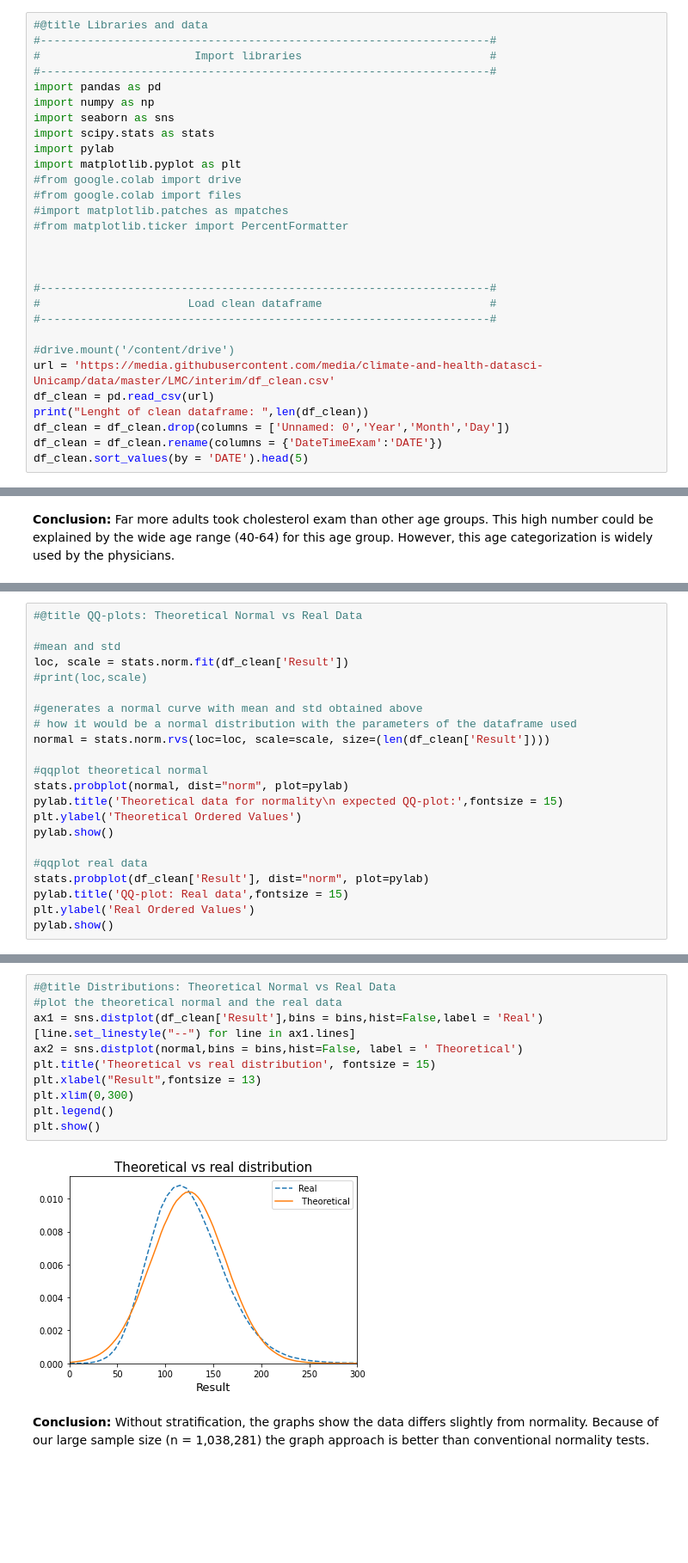
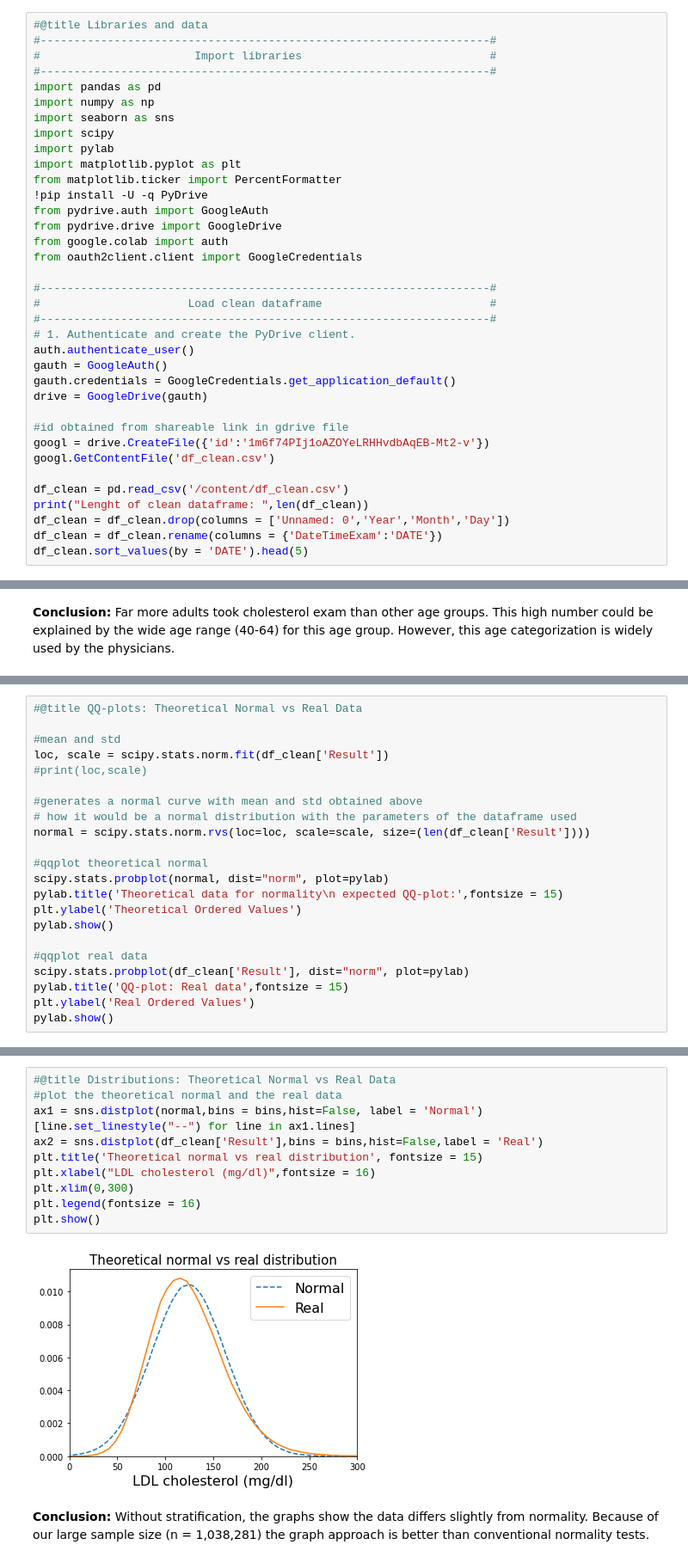
Before and after one commit to climate-and-health-datasci-Unicamp/ldl-cholesterol-climate-analysis, a Jupyter notebook: notebooks/01_LDL_descriptive.ipynb, the cells around one changed output, grey strips where cells are left out. Shown at 86% size. Saved outputs shown, nothing was run; the diff lists cells and outputs as text; blank space fills up the shorter version.

```diff
--- a/notebooks/01_LDL_descriptive.ipynb
+++ b/notebooks/01_LDL_descriptive.ipynb
@@ -30,23 +30,30 @@ for the LDL dataframe.
 import pandas as pd
 import numpy as np
 import seaborn as sns
-import scipy.stats as stats
+import scipy
 import pylab
 import matplotlib.pyplot as plt
-#from google.colab import drive
-#from google.colab import files
-#import matplotlib.patches as mpatches
-#from matplotlib.ticker import PercentFormatter
-
-
+from matplotlib.ticker import PercentFormatter
+!pip install -U -q PyDrive
+from pydrive.auth import GoogleAuth
+from pydrive.drive import GoogleDrive
+from google.colab import auth
+from oauth2client.client import GoogleCredentials
 
 #-------------------------------------------------------------------#
 #                      Load clean dataframe                         #
 #-------------------------------------------------------------------#
+# 1. Authenticate and create the PyDrive client.
+auth.authenticate_user()
+gauth = GoogleAuth()
+gauth.credentials = GoogleCredentials.get_application_default()
+drive = GoogleDrive(gauth)
 
-#drive.mount('/content/drive')
-url = 'https://media.githubusercontent.com/media/climate-and-health-datasci-Unicamp/data/master/LMC/interim/df_clean.csv'
-df_clean = pd.read_csv(url)
+#id obtained from shareable link in gdrive file
+googl = drive.CreateFile({'id':'1m6f74PIj1oAZOYeLRHHvdbAqEB-Mt2-v'})
+googl.GetContentFile('df_clean.csv')
+
+df_clean = pd.read_csv('/content/df_clean.csv')
 print("Lenght of clean dataframe: ",len(df_clean))
 df_clean = df_clean.drop(columns = ['Unnamed: 0','Year','Month','Day'])
 df_clean = df_clean.rename(columns = {'DateTimeExam':'DATE'})
@@ -260,21 +270,21 @@ A Q–Q (quantile-quantile) plot is a probability plot, which is a graphical met
 #@title QQ-plots: Theoretical Normal vs Real Data
 
 #mean and std
-loc, scale = stats.norm.fit(df_clean['Result'])
+loc, scale = scipy.stats.norm.fit(df_clean['Result'])
 #print(loc,scale)
 
 #generates a normal curve with mean and std obtained above
 # how it would be a normal distribution with the parameters of the dataframe used
-normal = stats.norm.rvs(loc=loc, scale=scale, size=(len(df_clean['Result'])))
+normal = scipy.stats.norm.rvs(loc=loc, scale=scale, size=(len(df_clean['Result'])))
 
 #qqplot theoretical normal
-stats.probplot(normal, dist="norm", plot=pylab)
+scipy.stats.probplot(normal, dist="norm", plot=pylab)
 pylab.title('Theoretical data for normality\n expected QQ-plot:',fontsize = 15)
 plt.ylabel('Theoretical Ordered Values')
 pylab.show()
 
 #qqplot real data
-stats.probplot(df_clean['Result'], dist="norm", plot=pylab)
+scipy.stats.probplot(df_clean['Result'], dist="norm", plot=pylab)
 pylab.title('QQ-plot: Real data',fontsize = 15)
 plt.ylabel('Real Ordered Values')
 pylab.show()
@@ -284,16 +294,16 @@ pylab.show()
 # %%
 #@title Distributions: Theoretical Normal vs Real Data
 #plot the theoretical normal and the real data
-ax1 = sns.distplot(df_clean['Result'],bins = bins,hist=False,label = 'Real')
+ax1 = sns.distplot(normal,bins = bins,hist=False, label = 'Normal')
 [line.set_linestyle("--") for line in ax1.lines]
-ax2 = sns.distplot(normal,bins = bins,hist=False, label = ' Theoretical')
-plt.title('Theoretical vs real distribution', fontsize = 15)
-plt.xlabel("Result",fontsize = 13)
+ax2 = sns.distplot(df_clean['Result'],bins = bins,hist=False,label = 'Real')
+plt.title('Theoretical normal vs real distribution', fontsize = 15)
+plt.xlabel("LDL cholesterol (mg/dl)",fontsize = 16)
 plt.xlim(0,300)
-plt.legend()
+plt.legend(fontsize = 16)
 plt.show()
 # %% [output]
-[figure, old version]
+[figure, new version]
 # %% [markdown]
 **Conclusion:** Without stratification, the graphs show the data differs slightly from normality. Because of our large sample size (n = 1,038,281) the graph approach is better than conventional normality tests.
 # %% [markdown]
```
Also changed, not shown: parts of 26 cells of this notebook.
